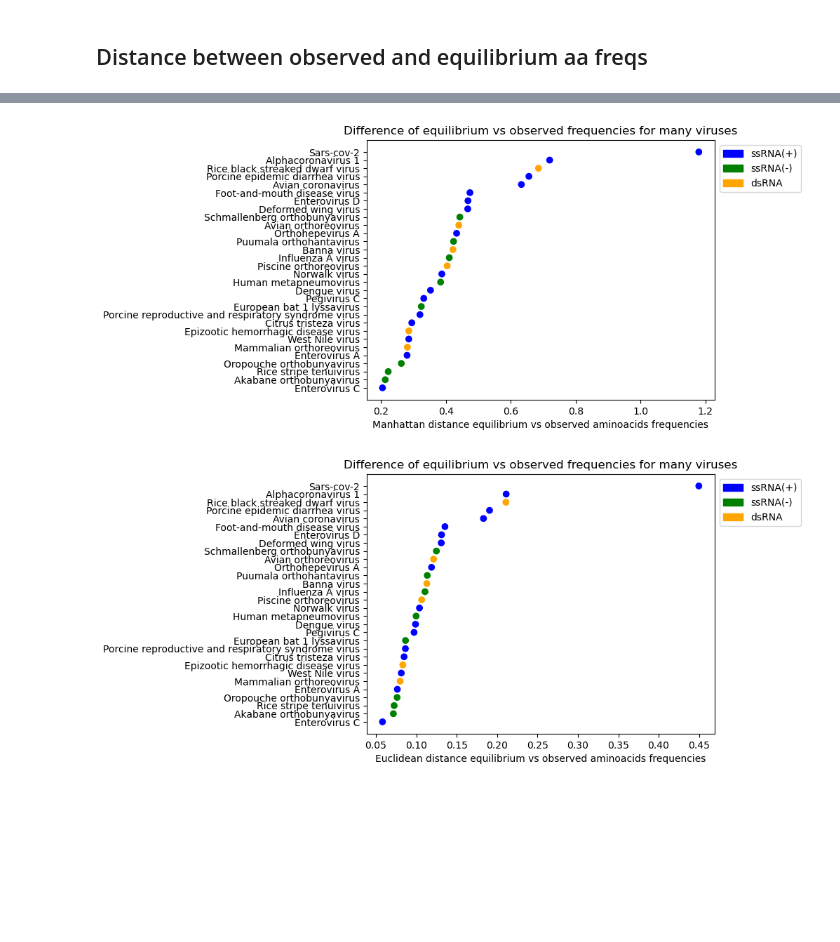
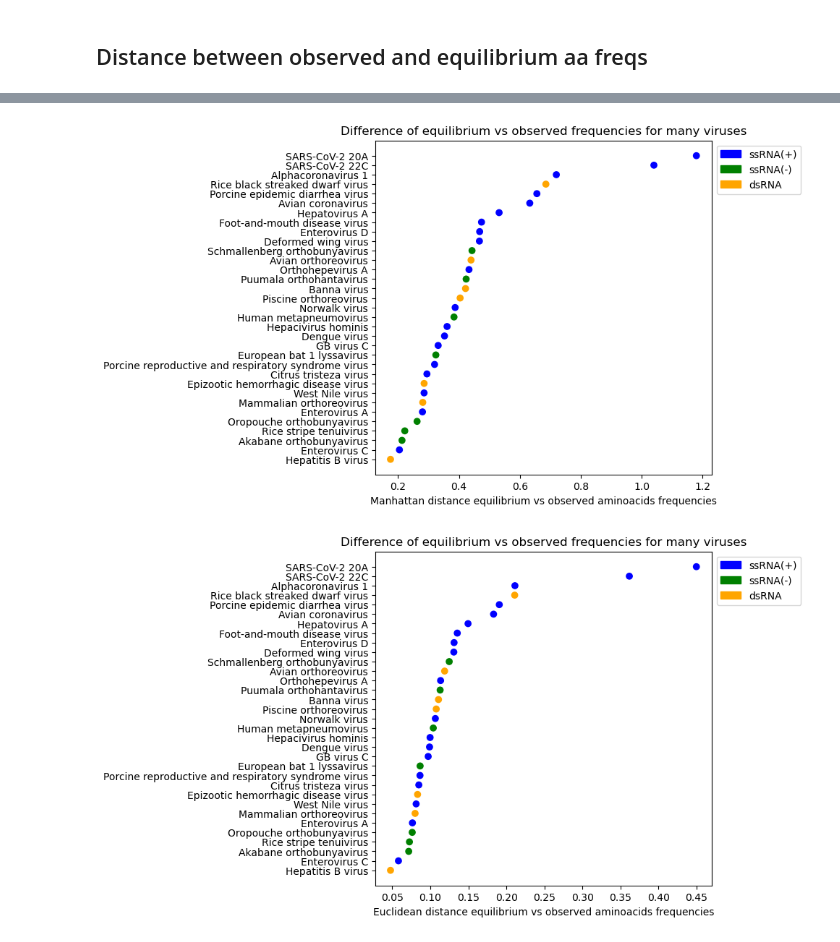
Before and after one commit to mitoclub/RNAViralMutSpec, a Jupyter notebook: viral_spectra/get_plot_aa_observed_freq_vs_eq_freq.ipynb, the cells around one changed output, grey strips where cells are left out. Saved outputs shown, nothing was run; the diff lists cells and outputs as text; code cells hidden in the pictures; blank space fills up the shorter version.

Commit message:
update aa observed and equlibrium freq

```diff
--- a/viral_spectra/get_plot_aa_observed_freq_vs_eq_freq.ipynb
+++ b/viral_spectra/get_plot_aa_observed_freq_vs_eq_freq.ipynb
@@ -94,0 +75,3 @@ df_aa_freq_filtered.head()
+# %%
+df_aa_eq_freq_filtered = df_aa_eq_freq_filtered.set_index('taxid')
+df_aa_freq_filtered = df_aa_freq_filtered.set_index('taxid')
@@ -142,10 +133,20 @@ manhattan_distance = []
 euclidean_distance = []
 cosine_distance = []
 
-for taxid in df_aa_eq_freq_filtered.index:
+for taxid in df_aa_eq_freq_filtered.loc[:3052763].index:
     manhattan_distance.append(cityblock(df_aa_eq_freq_filtered.loc[taxid], df_aa_freq_filtered.loc[taxid]))
     euclidean_distance.append(euclidean(df_aa_eq_freq_filtered.loc[taxid], df_aa_freq_filtered.loc[taxid]))
     cosine_distance.append(cosine(df_aa_eq_freq_filtered.loc[taxid], df_aa_freq_filtered.loc[taxid]))
+# %%
+# for sars_cov_2 clade 20A
+manhattan_distance.append(cityblock(df_aa_eq_freq_filtered.loc['20A'], df_aa_freq_filtered.loc[2697049]))
+euclidean_distance.append(euclidean(df_aa_eq_freq_filtered.loc['20A'], df_aa_freq_filtered.loc[2697049]))
+cosine_distance.append(cosine(df_aa_eq_freq_filtered.loc['20A'], df_aa_freq_filtered.loc[2697049]))
+
+# for sars_cov_2 clade 22C
+manhattan_distance.append(cityblock(df_aa_eq_freq_filtered.loc['22C'], df_aa_freq_filtered.loc[2697049]))
+euclidean_distance.append(euclidean(df_aa_eq_freq_filtered.loc['22C'], df_aa_freq_filtered.loc[2697049]))
+cosine_distance.append(cosine(df_aa_eq_freq_filtered.loc['22C'], df_aa_freq_filtered.loc[2697049]))
 # %%
 df_aa_distance = pd.DataFrame([manhattan_distance, euclidean_distance, cosine_distance])\
                                 .T\
@@ -166,3 +178,7 @@ df_aa_distance.head()
+# %%
+df_aa_distance.loc['20A':'22C', 'Type'] = '+'
+df_aa_distance.loc['20A', 'taxname'] = 'SARS-CoV-2 20A'
+df_aa_distance.loc['22C', 'taxname'] = 'SARS-CoV-2 22C'
 # %%
 df_aa_distance
 # %% [output]
@@ -194,25 +205,27 @@ sns.scatterplot(df_aa_distance['manhat_d'])
 # %%
 colors = ['blue' if type == '+' else 'green' if type == '-' else 'orange' for type in df_aa_distance.sort_values('manhat_d')['Type'] ]
 
-fig, ax = plt.subplots()
+fig, ax = plt.subplots(figsize=(6,6))
 
 ax.scatter(df_aa_distance['manhat_d'].sort_values(), range(len(df_aa_distance.index)), c=colors)
 ax.set_yticks(range(len(df_aa_distance.index)))
 ax.set_yticklabels(df_aa_distance.sort_values('manhat_d')['taxname'])
 ax.set_xlabel('Manhattan distance equilibrium vs observed aminoacids frequencies')
 ax.set_title('Difference of equilibrium vs observed frequencies for many viruses')
 
 legend_labels = {'blue': 'ssRNA(+)', 'green': 'ssRNA(-)', 'orange': 'dsRNA'}
 patches = [mpatches.Patch(color=color, label=label) for color, label in legend_labels.items()]
 ax.legend(handles=patches, bbox_to_anchor=(1, 1), loc="upper left")
 
 plt.show()
+
+fig.savefig('../viral_spectra/figures/manhat_dist_aa_obs_eq_freq.pdf', bbox_inches='tight')
 # %% [output]
-[figure, old version]
+[figure, new version]
 # %%
 colors = ['blue' if type == '+' else 'green' if type == '-' else 'orange' for type in df_aa_distance.sort_values('manhat_d')['Type'] ]
 
-fig, ax = plt.subplots()
+fig, ax = plt.subplots(figsize=(6,6))
 
 ax.scatter(df_aa_distance['euclid_d'].sort_values(), range(len(df_aa_distance.index)), c=colors)
 ax.set_yticks(range(len(df_aa_distance.index)))
@@ -226,7 +239,7 @@ ax.legend(handles=patches, bbox_to_anchor=(1, 1), loc="upper left")
 
 plt.show()
 # %% [output]
-[figure, old version]
+[figure, new version]
 # %%
 colors = ['blue' if type == '+' else 'green' if type == '-' else 'orange' for type in df_aa_distance.sort_values('manhat_d')['Type'] ]
 
```
Also changed, not shown: parts of 29 cells of this notebook, 7 other files.
